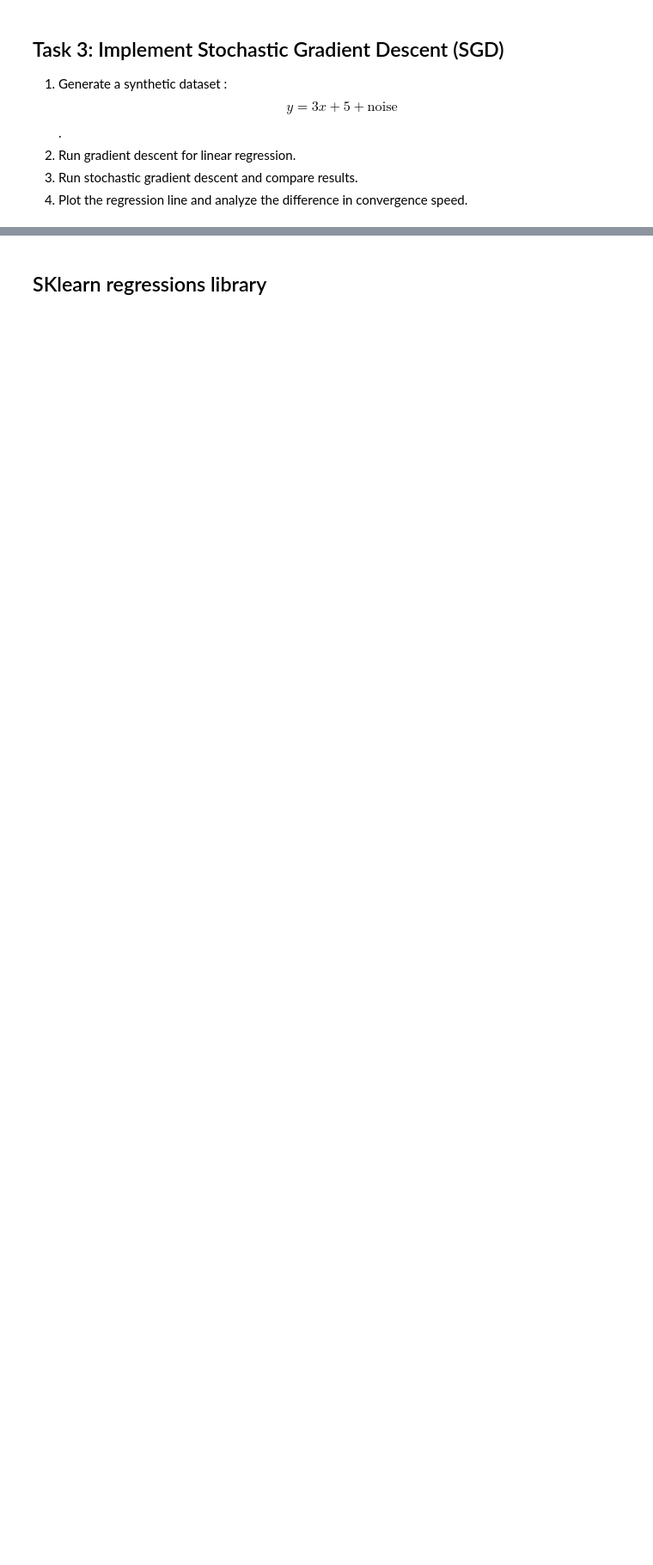
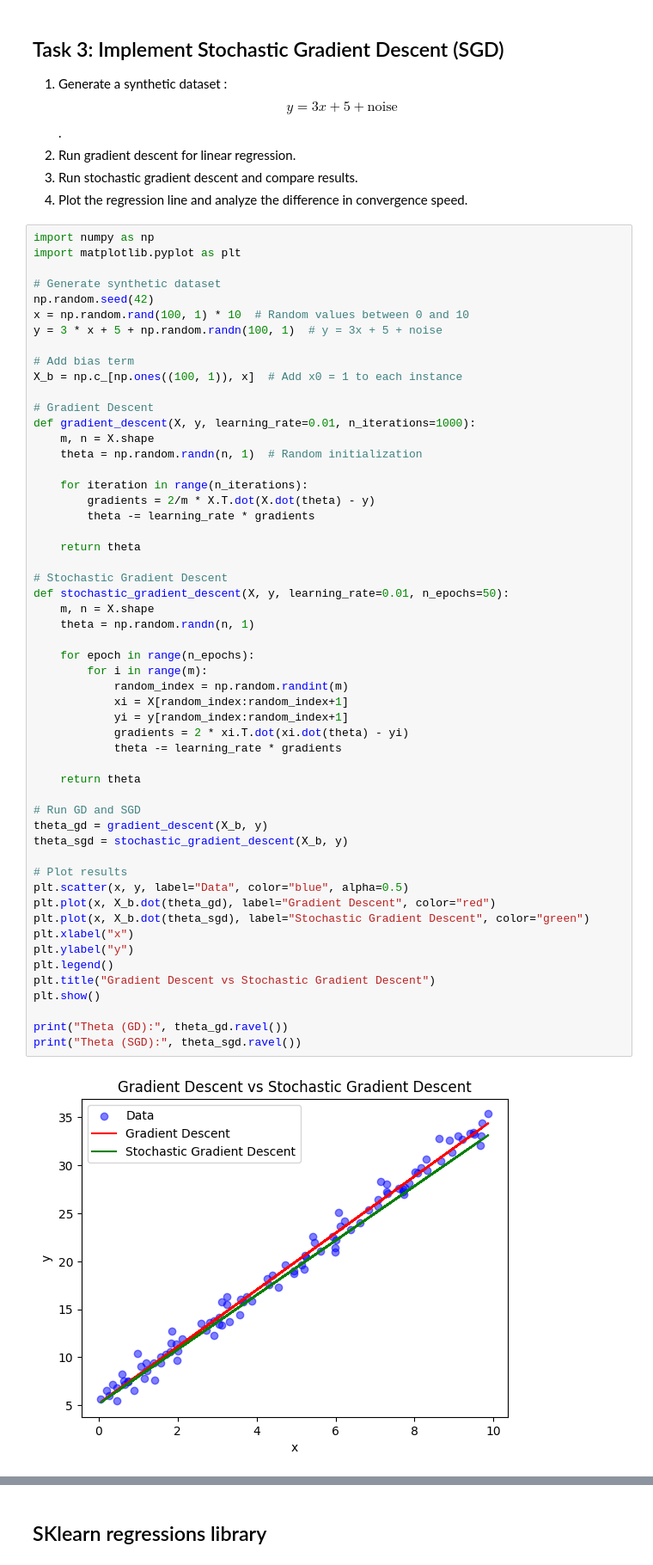
Before and after one commit to n-n06/machine-learning-practice, a Jupyter notebook: week7/Week_7.ipynb, the cells around one changed output, grey strips where cells are left out. Shown at 86% size. Drawn from its saved outputs; the diff is of its cells as text; blank space fills up the shorter version.

```diff
--- a/week7/Week_7.ipynb
+++ b/week7/Week_7.ipynb
@@ -191,3 +264,59 @@ This learning rate, on the other hand, caused our gradient descent to stop on -6
 2. Run gradient descent for linear regression.
 3. Run stochastic gradient descent and compare results.
 4. Plot the regression line and analyze the difference in convergence speed.
+# %%
+import numpy as np
+import matplotlib.pyplot as plt
+
+# Generate synthetic dataset
+np.random.seed(42)
+x = np.random.rand(100, 1) * 10  # Random values between 0 and 10
+y = 3 * x + 5 + np.random.randn(100, 1)  # y = 3x + 5 + noise
+
+# Add bias term
+X_b = np.c_[np.ones((100, 1)), x]  # Add x0 = 1 to each instance
+
+# Gradient Descent
+def gradient_descent(X, y, learning_rate=0.01, n_iterations=1000):
+    m, n = X.shape
+    theta = np.random.randn(n, 1)  # Random initialization
+
+    for iteration in range(n_iterations):
+        gradients = 2/m * X.T.dot(X.dot(theta) - y)
+        theta -= learning_rate * gradients
+
+    return theta
+
+# Stochastic Gradient Descent
+def stochastic_gradient_descent(X, y, learning_rate=0.01, n_epochs=50):
+    m, n = X.shape
+    theta = np.random.randn(n, 1)
+
+    for epoch in range(n_epochs):
+        for i in range(m):
+            random_index = np.random.randint(m)
+            xi = X[random_index:random_index+1]
+            yi = y[random_index:random_index+1]
+            gradients = 2 * xi.T.dot(xi.dot(theta) - yi)
+            theta -= learning_rate * gradients
+
+    return theta
+
+# Run GD and SGD
+theta_gd = gradient_descent(X_b, y)
+theta_sgd = stochastic_gradient_descent(X_b, y)
+
+# Plot results
+plt.scatter(x, y, label="Data", color="blue", alpha=0.5)
+plt.plot(x, X_b.dot(theta_gd), label="Gradient Descent", color="red")
+plt.plot(x, X_b.dot(theta_sgd), label="Stochastic Gradient Descent", color="green")
+plt.xlabel("x")
+plt.ylabel("y")
+plt.legend()
+plt.title("Gradient Descent vs Stochastic Gradient Descent")
+plt.show()
+
+print("Theta (GD):", theta_gd.ravel())
+print("Theta (SGD):", theta_sgd.ravel())
+# %% [output]
+[figure, added]
```
Also changed, not shown: parts of 7 cells of this notebook, 3 other files.
